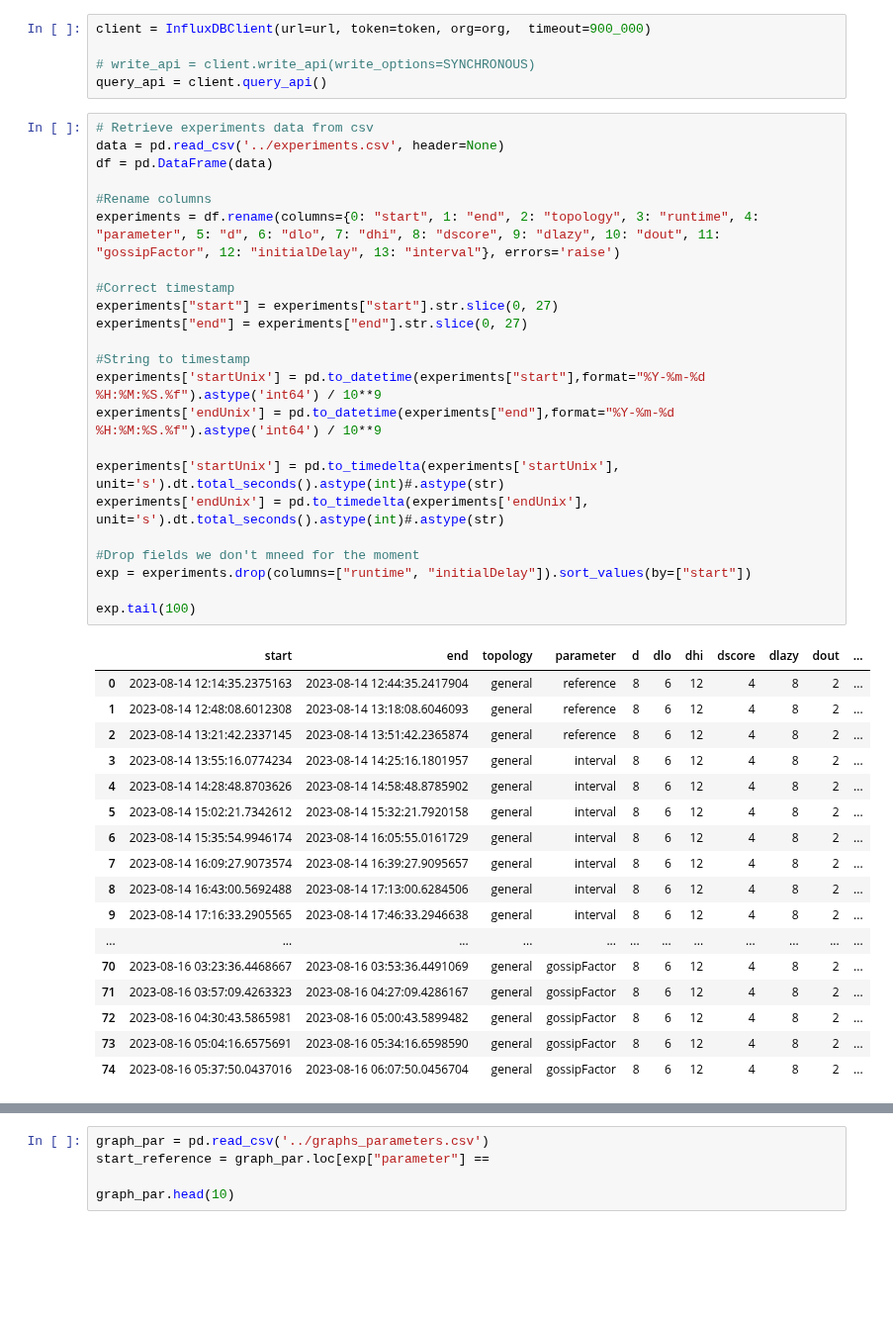
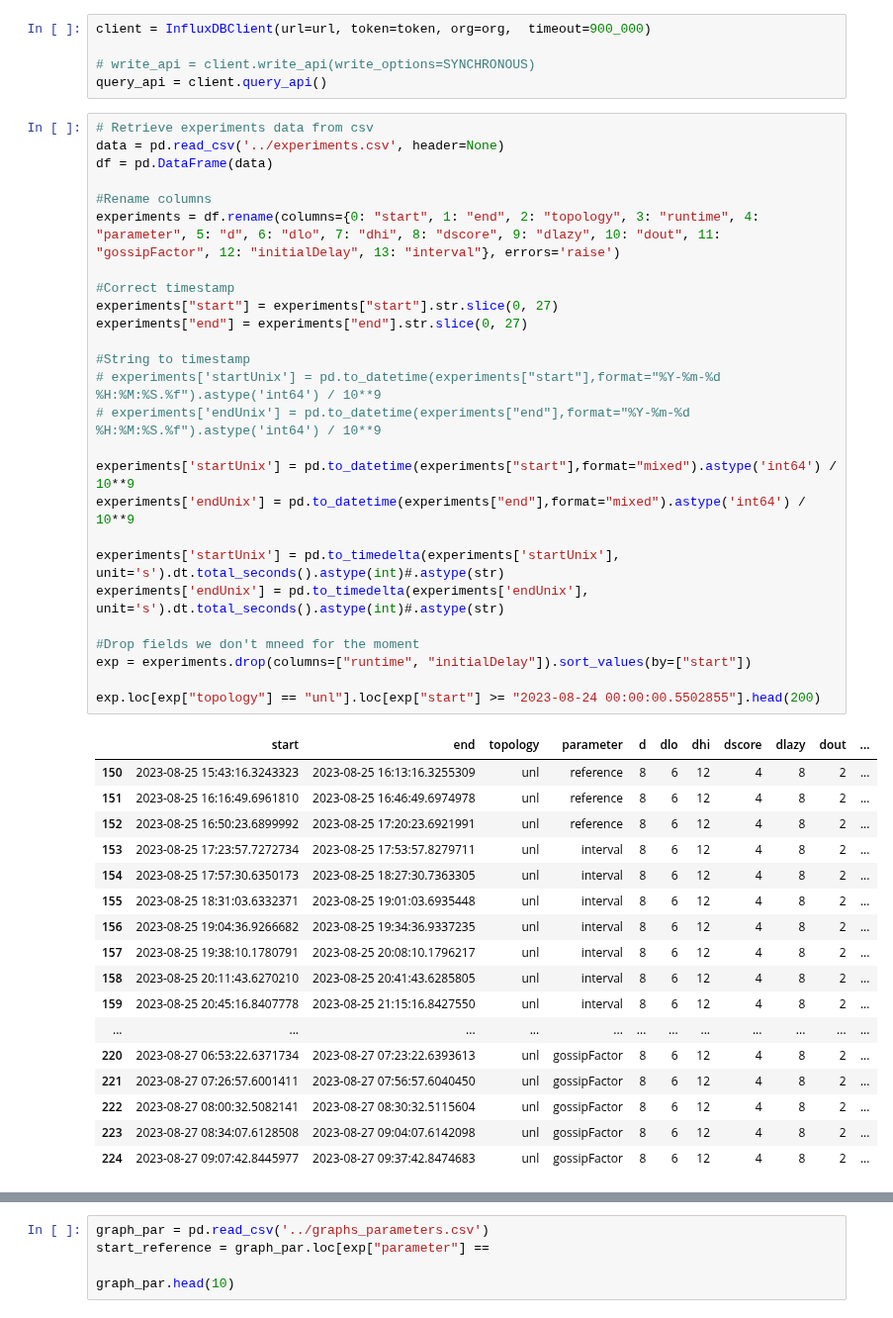
Before and after one commit to FlavScheidt/flexi-pipe, a Jupyter notebook: data/Notebooks/TimeSeries.ipynb, the cells around one changed output, grey strips where cells are left out. Shown at 99% size. Saved outputs shown, nothing was run; the diff lists cells and outputs as text; blank space fills up the shorter version.

```diff
--- a/data/Notebooks/TimeSeries.ipynb
+++ b/data/Notebooks/TimeSeries.ipynb
@@ -84,44 +84,47 @@ query_api = client.query_api()
 # %%
 # Retrieve experiments data from csv
 data = pd.read_csv('../experiments.csv', header=None)
 df = pd.DataFrame(data)
 
 #Rename columns
 experiments = df.rename(columns={0: "start", 1: "end", 2: "topology", 3: "runtime", 4: "parameter", 5: "d", 6: "dlo", 7: "dhi", 8: "dscore", 9: "dlazy", 10: "dout", 11: "gossipFactor", 12: "initialDelay", 13: "interval"}, errors='raise')
 
 #Correct timestamp
 experiments["start"] = experiments["start"].str.slice(0, 27)
 experiments["end"] = experiments["end"].str.slice(0, 27)
 
 #String to timestamp
-experiments['startUnix'] = pd.to_datetime(experiments["start"],format="%Y-%m-%d %H:%M:%S.%f").astype('int64') / 10**9
-experiments['endUnix'] = pd.to_datetime(experiments["end"],format="%Y-%m-%d %H:%M:%S.%f").astype('int64') / 10**9
+# experiments['startUnix'] = pd.to_datetime(experiments["start"],format="%Y-%m-%d %H:%M:%S.%f").astype('int64') / 10**9
+# experiments['endUnix'] = pd.to_datetime(experiments["end"],format="%Y-%m-%d %H:%M:%S.%f").astype('int64') / 10**9
+
+experiments['startUnix'] = pd.to_datetime(experiments["start"],format="mixed").astype('int64') / 10**9
+experiments['endUnix'] = pd.to_datetime(experiments["end"],format="mixed").astype('int64') / 10**9
 
 experiments['startUnix'] = pd.to_timedelta(experiments['startUnix'], unit='s').dt.total_seconds().astype(int)#.astype(str)
 experiments['endUnix'] = pd.to_timedelta(experiments['endUnix'], unit='s').dt.total_seconds().astype(int)#.astype(str)
 
 #Drop fields we don't mneed for the moment
 exp = experiments.drop(columns=["runtime", "initialDelay"]).sort_values(by=["start"])
 
-exp.tail(100)
+exp.loc[exp["topology"] == "unl"].loc[exp["start"] >= "2023-08-24 00:00:00.5502855"].head(200)
 # %% [output]
 |  | start | end | topology | parameter | d | dlo | dhi | dscore | dlazy | dout | ... |
-| 0 | 2023-08-14 12:14:35.2375163 | 2023-08-14 12:44:35.2417904 | general | reference | 8 | 6 | 12 | 4 | 8 | 2 | ... |
-| 1 | 2023-08-14 12:48:08.6012308 | 2023-08-14 13:18:08.6046093 | general | reference | 8 | 6 | 12 | 4 | 8 | 2 | ... |
-| 2 | 2023-08-14 13:21:42.2337145 | 2023-08-14 13:51:42.2365874 | general | reference | 8 | 6 | 12 | 4 | 8 | 2 | ... |
-| 3 | 2023-08-14 13:55:16.0774234 | 2023-08-14 14:25:16.1801957 | general | interval | 8 | 6 | 12 | 4 | 8 | 2 | ... |
-| 4 | 2023-08-14 14:28:48.8703626 | 2023-08-14 14:58:48.8785902 | general | interval | 8 | 6 | 12 | 4 | 8 | 2 | ... |
-| 5 | 2023-08-14 15:02:21.7342612 | 2023-08-14 15:32:21.7920158 | general | interval | 8 | 6 | 12 | 4 | 8 | 2 | ... |
-| 6 | 2023-08-14 15:35:54.9946174 | 2023-08-14 16:05:55.0161729 | general | interval | 8 | 6 | 12 | 4 | 8 | 2 | ... |
-| 7 | 2023-08-14 16:09:27.9073574 | 2023-08-14 16:39:27.9095657 | general | interval | 8 | 6 | 12 | 4 | 8 | 2 | ... |
-| 8 | 2023-08-14 16:43:00.5692488 | 2023-08-14 17:13:00.6284506 | general | interval | 8 | 6 | 12 | 4 | 8 | 2 | ... |
-| 9 | 2023-08-14 17:16:33.2905565 | 2023-08-14 17:46:33.2946638 | general | interval | 8 | 6 | 12 | 4 | 8 | 2 | ... |
+| 150 | 2023-08-25 15:43:16.3243323 | 2023-08-25 16:13:16.3255309 | unl | reference | 8 | 6 | 12 | 4 | 8 | 2 | ... |
+| 151 | 2023-08-25 16:16:49.6961810 | 2023-08-25 16:46:49.6974978 | unl | reference | 8 | 6 | 12 | 4 | 8 | 2 | ... |
+| 152 | 2023-08-25 16:50:23.6899992 | 2023-08-25 17:20:23.6921991 | unl | reference | 8 | 6 | 12 | 4 | 8 | 2 | ... |
+| 153 | 2023-08-25 17:23:57.7272734 | 2023-08-25 17:53:57.8279711 | unl | interval | 8 | 6 | 12 | 4 | 8 | 2 | ... |
+| 154 | 2023-08-25 17:57:30.6350173 | 2023-08-25 18:27:30.7363305 | unl | interval | 8 | 6 | 12 | 4 | 8 | 2 | ... |
+| 155 | 2023-08-25 18:31:03.6332371 | 2023-08-25 19:01:03.6935448 | unl | interval | 8 | 6 | 12 | 4 | 8 | 2 | ... |
+| 156 | 2023-08-25 19:04:36.9266682 | 2023-08-25 19:34:36.9337235 | unl | interval | 8 | 6 | 12 | 4 | 8 | 2 | ... |
+| 157 | 2023-08-25 19:38:10.1780791 | 2023-08-25 20:08:10.1796217 | unl | interval | 8 | 6 | 12 | 4 | 8 | 2 | ... |
+| 158 | 2023-08-25 20:11:43.6270210 | 2023-08-25 20:41:43.6285805 | unl | interval | 8 | 6 | 12 | 4 | 8 | 2 | ... |
+| 159 | 2023-08-25 20:45:16.8407778 | 2023-08-25 21:15:16.8427550 | unl | interval | 8 | 6 | 12 | 4 | 8 | 2 | ... |
 | ... | ... | ... | ... | ... | ... | ... | ... | ... | ... | ... | ... |
-| 70 | 2023-08-16 03:23:36.4468667 | 2023-08-16 03:53:36.4491069 | general | gossipFactor | 8 | 6 | 12 | 4 | 8 | 2 | ... |
-| 71 | 2023-08-16 03:57:09.4263323 | 2023-08-16 04:27:09.4286167 | general | gossipFactor | 8 | 6 | 12 | 4 | 8 | 2 | ... |
-| 72 | 2023-08-16 04:30:43.5865981 | 2023-08-16 05:00:43.5899482 | general | gossipFactor | 8 | 6 | 12 | 4 | 8 | 2 | ... |
-| 73 | 2023-08-16 05:04:16.6575691 | 2023-08-16 05:34:16.6598590 | general | gossipFactor | 8 | 6 | 12 | 4 | 8 | 2 | ... |
-| 74 | 2023-08-16 05:37:50.0437016 | 2023-08-16 06:07:50.0456704 | general | gossipFactor | 8 | 6 | 12 | 4 | 8 | 2 | ... |
+| 220 | 2023-08-27 06:53:22.6371734 | 2023-08-27 07:23:22.6393613 | unl | gossipFactor | 8 | 6 | 12 | 4 | 8 | 2 | ... |
+| 221 | 2023-08-27 07:26:57.6001411 | 2023-08-27 07:56:57.6040450 | unl | gossipFactor | 8 | 6 | 12 | 4 | 8 | 2 | ... |
+| 222 | 2023-08-27 08:00:32.5082141 | 2023-08-27 08:30:32.5115604 | unl | gossipFactor | 8 | 6 | 12 | 4 | 8 | 2 | ... |
+| 223 | 2023-08-27 08:34:07.6128508 | 2023-08-27 09:04:07.6142098 | unl | gossipFactor | 8 | 6 | 12 | 4 | 8 | 2 | ... |
+| 224 | 2023-08-27 09:07:42.8445977 | 2023-08-27 09:37:42.8474683 | unl | gossipFactor | 8 | 6 | 12 | 4 | 8 | 2 | ... |
 # %%
 #Get times for different intervals
 # intervals = exp["interval"].drop_duplicates().sort_values().reset_index(drop=True)
```
Also changed, not shown: parts of 3 cells of this notebook, 8 other files.
